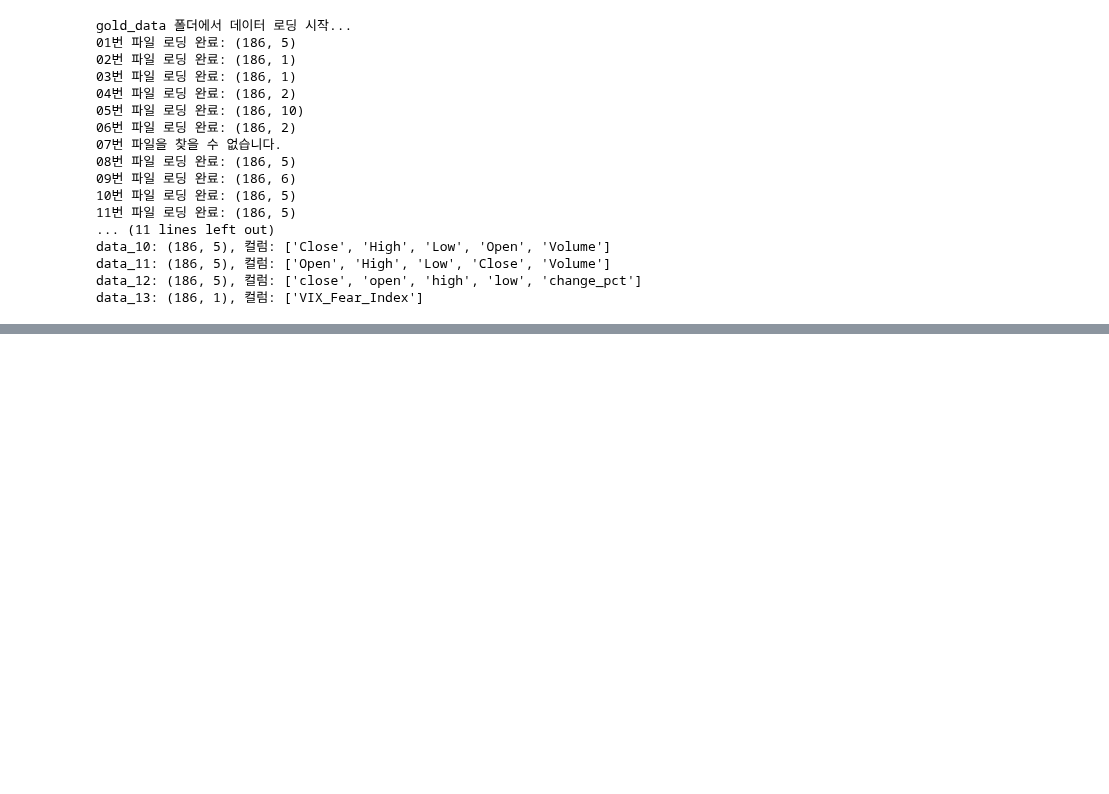
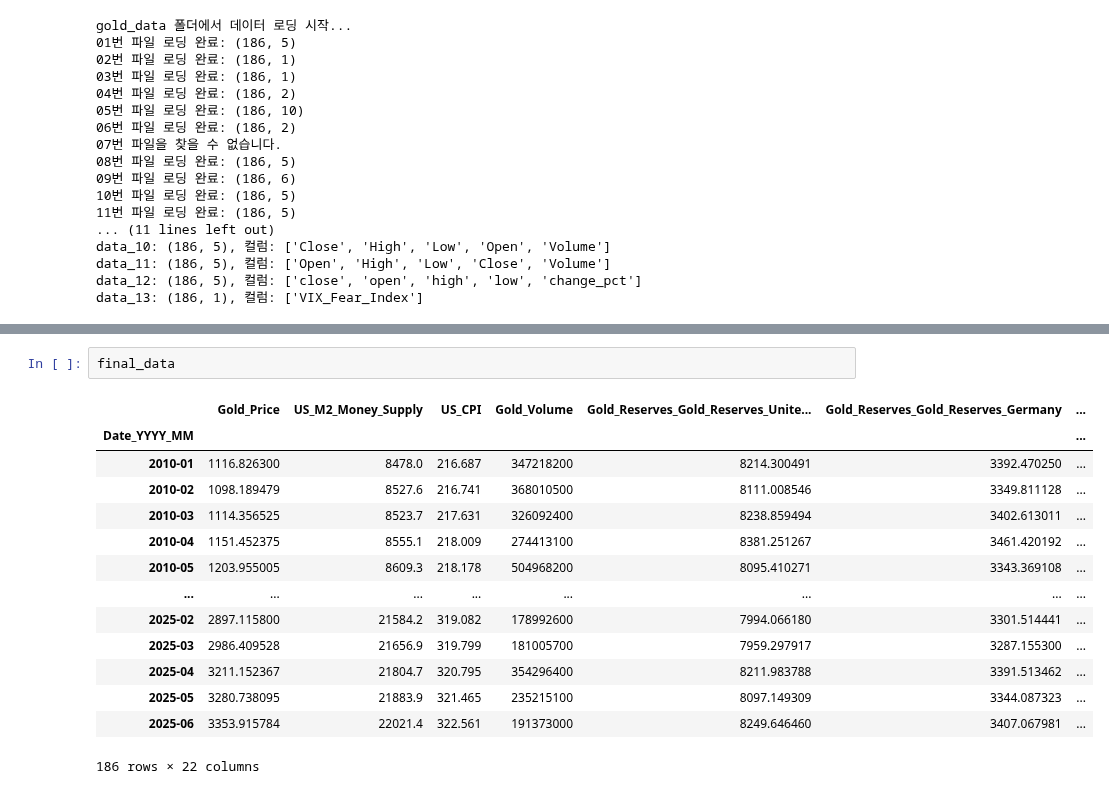
Before and after one commit to BaeSihun/gold_price_predict, a Jupyter notebook: data/gold_data.ipynb, the cells around one changed output, grey strips where cells are left out. Cells and saved outputs as stored; diff of their text form; blank space fills up the shorter version.

```diff
--- a/data/gold_data.ipynb
+++ b/data/gold_data.ipynb
@@ -681,3 +574,20 @@ count      186.00              186.00  186.00  1.860000e+02
   Bond_Rate: 186개, 평균=8022.18, 표준편차=4984.58
   VIX: 186개, 평균=2.53, 표준편차=0.99
   Additional_Economic: 186개, 평균=18.45, 표준편차=6.39
+# %%
+final_data
+# %% [output]
+|  | Gold_Price | US_M2_Money_Supply | US_CPI | Gold_Volume | Gold_Reserves_Gold_Reserves_Unite... | Gold_Reserves_Gold_Reserves_Germany | ... |
+| Date_YYYY_MM |  |  |  |  |  |  | ... |
+| 2010-01 | 1116.826300 | 8478.0 | 216.687 | 347218200 | 8214.300491 | 3392.470250 | ... |
+| 2010-02 | 1098.189479 | 8527.6 | 216.741 | 368010500 | 8111.008546 | 3349.811128 | ... |
+| 2010-03 | 1114.356525 | 8523.7 | 217.631 | 326092400 | 8238.859494 | 3402.613011 | ... |
+| 2010-04 | 1151.452375 | 8555.1 | 218.009 | 274413100 | 8381.251267 | 3461.420192 | ... |
+| 2010-05 | 1203.955005 | 8609.3 | 218.178 | 504968200 | 8095.410271 | 3343.369108 | ... |
+| ... | ... | ... | ... | ... | ... | ... | ... |
+| 2025-02 | 2897.115800 | 21584.2 | 319.082 | 178992600 | 7994.066180 | 3301.514441 | ... |
+| 2025-03 | 2986.409528 | 21656.9 | 319.799 | 181005700 | 7959.297917 | 3287.155300 | ... |
+| 2025-04 | 3211.152367 | 21804.7 | 320.795 | 354296400 | 8211.983788 | 3391.513462 | ... |
+| 2025-05 | 3280.738095 | 21883.9 | 321.465 | 235215100 | 8097.149309 | 3344.087323 | ... |
+| 2025-06 | 3353.915784 | 22021.4 | 322.561 | 191373000 | 8249.646460 | 3407.067981 | ... |
+186 rows × 22 columns
```
Also changed, not shown: parts of 6 cells of this notebook, 2 other files.
